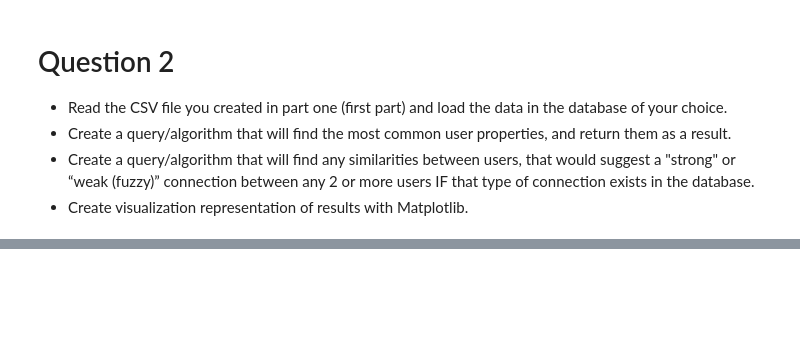
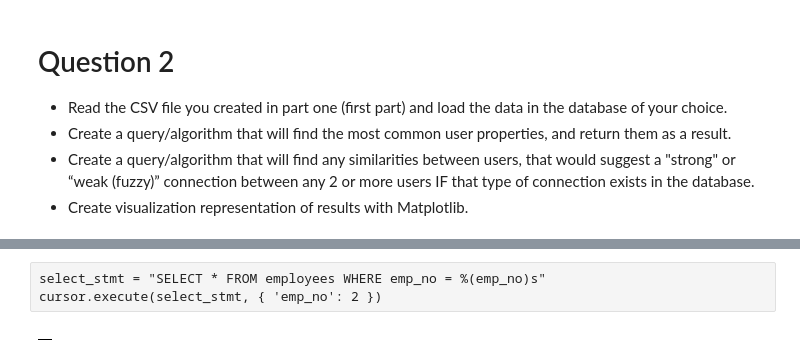
Before and after one commit to bipulkumar7/SRE, a Jupyter notebook: SRE-SOLUTION.ipynb, the cells around one changed output, grey strips where cells are left out. Cells and saved outputs as stored; diff of their text form; code cells hidden in the pictures; blank space fills up the shorter version.

```diff
--- a/SRE-SOLUTION.ipynb
+++ b/SRE-SOLUTION.ipynb
@@ -121,3 +128,22 @@ Similarity between how many are engineer
 select * from [dbo].[user] where title like '%Engineer%'
 
 ![FromAzureDatabase.png](attachment:FromAzureDatabase.png)
+# %% [raw]
+select_stmt = "SELECT * FROM employees WHERE emp_no = %(emp_no)s"
+cursor.execute(select_stmt, { 'emp_no': 2 })
+# %%
+db_connection = sql.connect(host='localhost', database='random_data', user='root', password='asderT@123')
+
+db_cursor = db_connection.cursor()
+
+db_cursor = db_connection.cursor()
+
+select_stmt = "select * from user where title = %(Engineer)s"
+db_cursor.execute( select_stmt, {'Engineer':'Engineer'})
+
+table_rows = db_cursor.fetchall()
+
+df = pd.DataFrame(table_rows)
+display(df)
+# %% [output]
+|  |
```
Also changed, not shown: parts of 2 cells of this notebook, 1 other file.
